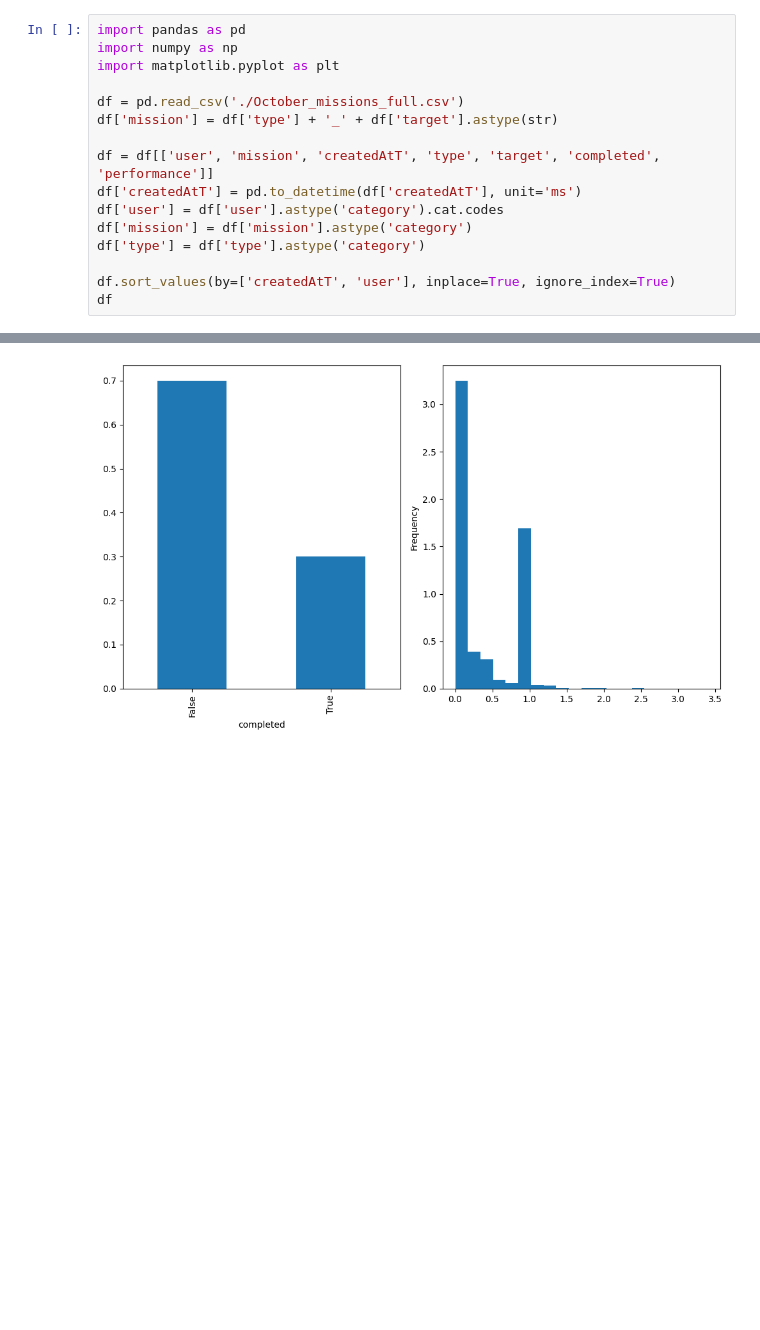
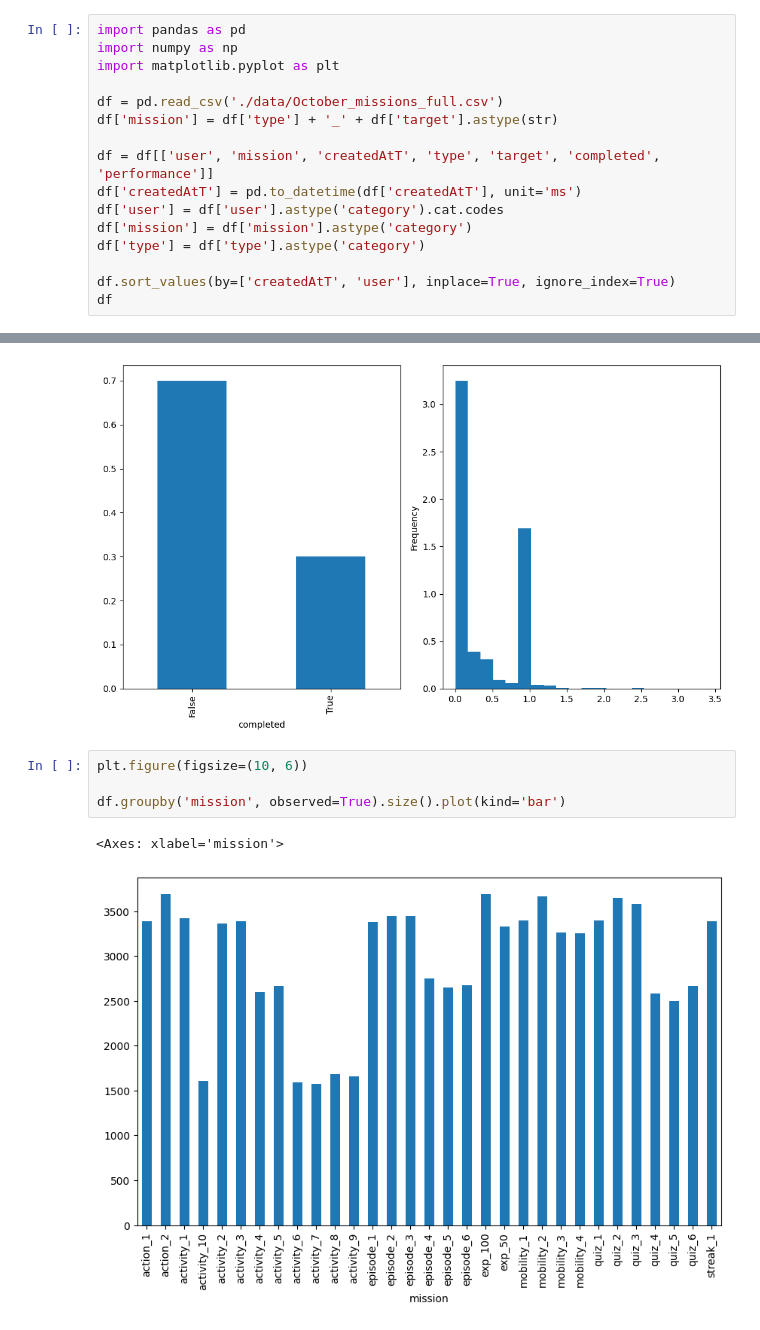
Before and after one commit to rik1599/recsys4good, a Jupyter notebook: exploration.ipynb, the cells around one changed output, grey strips where cells are left out. Cells and saved outputs as stored; diff of their text form; blank space fills up the shorter version.

```diff
--- a/exploration.ipynb
+++ b/exploration.ipynb
@@ -3,7 +3,7 @@ import pandas as pd
 import numpy as np
 import matplotlib.pyplot as plt
 
-df = pd.read_csv('./October_missions_full.csv')
+df = pd.read_csv('./data/October_missions_full.csv')
 df['mission'] = df['type'] + '_' + df['target'].astype(str)
 
 df = df[['user', 'mission', 'createdAtT', 'type', 'target', 'completed', 'performance']]
@@ -41,3 +41,10 @@ plt.tight_layout()
 plt.show()
 # %% [output]
 [figure]
+# %%
+plt.figure(figsize=(10, 6))
+
+df.groupby('mission', observed=True).size().plot(kind='bar')
+# %% [output]
+<Axes: xlabel='mission'>
+[figure, added]
```
Also changed, not shown: 5 other files.
